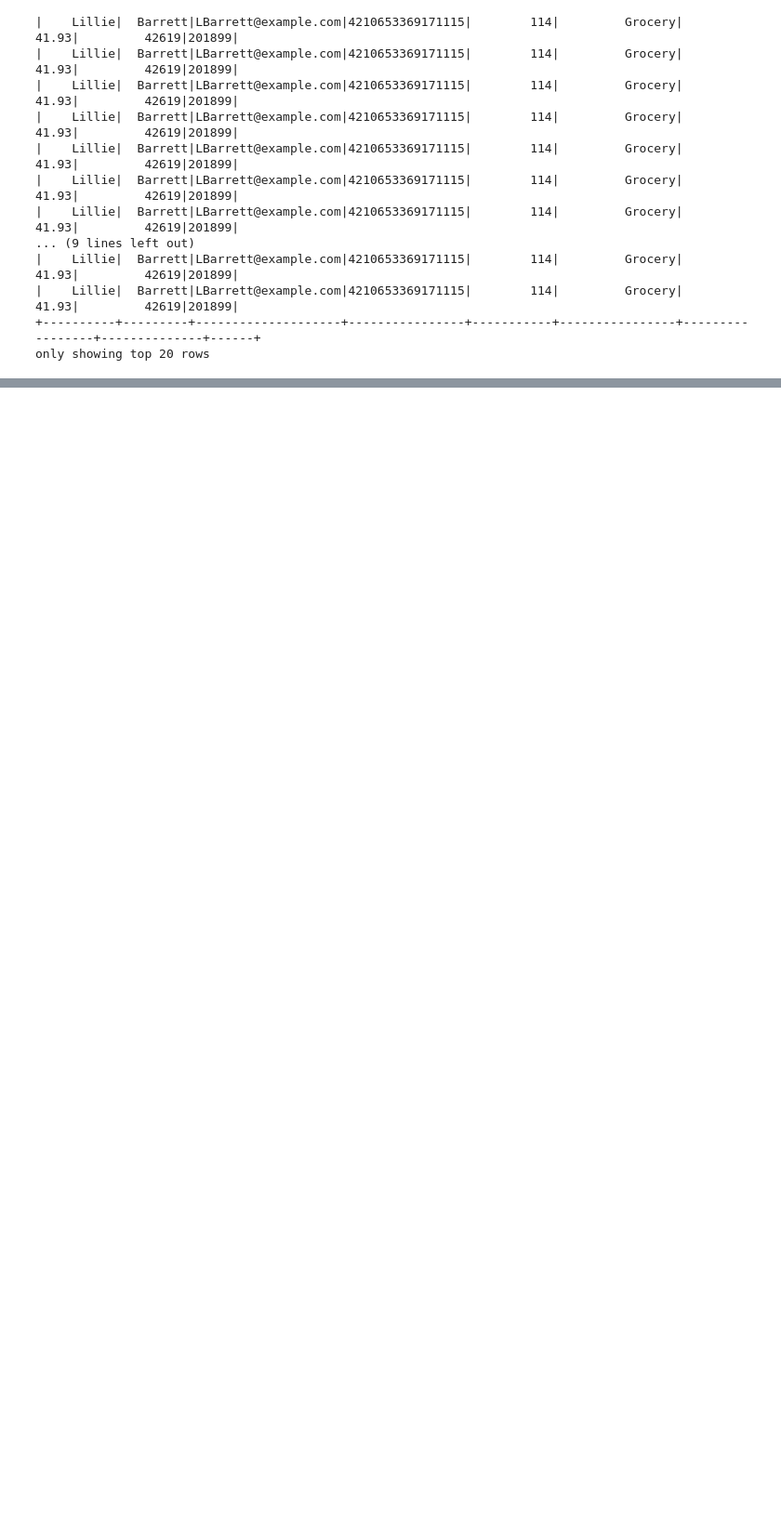
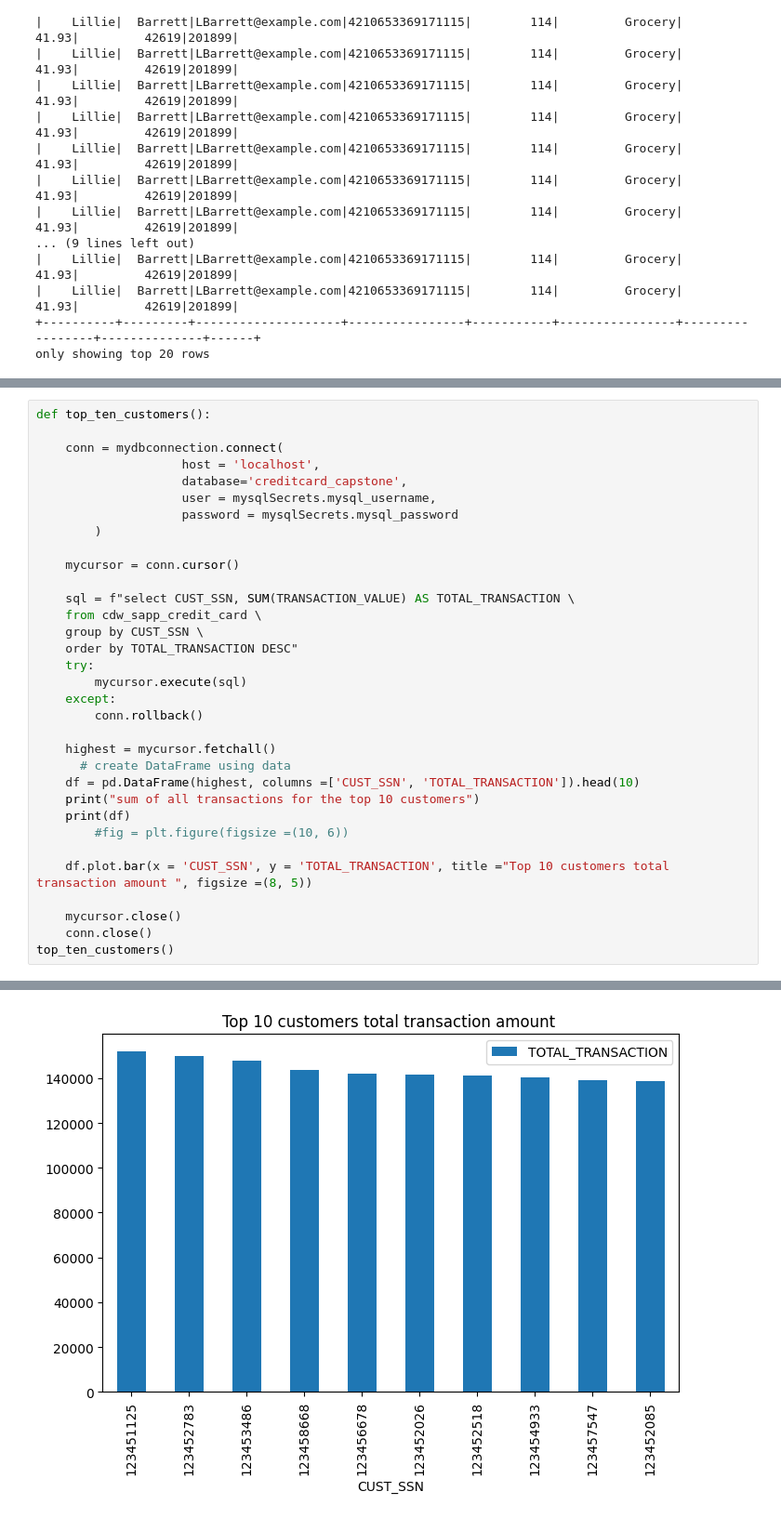
Before and after one commit to kidistG/CAPSTONE-Data-Engineering, a Jupyter notebook: Capstone_Project_Data_Engineering.ipynb, the cells around one changed output, grey strips where cells are left out. Shown at 93% size. Drawn from its saved outputs; the diff is of its cells as text; blank space fills up the shorter version.

```diff
--- a/Capstone_Project_Data_Engineering.ipynb
+++ b/Capstone_Project_Data_Engineering.ipynb
@@ -725,0 +862,34 @@ only showing top 20 rows
+# %%
+def top_ten_customers():
+
+    conn = mydbconnection.connect(
+                    host = 'localhost',
+                    database='creditcard_capstone',
+                    user = mysqlSecrets.mysql_username,
+                    password = mysqlSecrets.mysql_password
+        )
+
+    mycursor = conn.cursor()
+
+    sql = f"select CUST_SSN, SUM(TRANSACTION_VALUE) AS TOTAL_TRANSACTION \
+    from cdw_sapp_credit_card \
+    group by CUST_SSN \
+    order by TOTAL_TRANSACTION DESC"
+    try:
+        mycursor.execute(sql)
+    except:
+        conn.rollback()
+
+    highest = mycursor.fetchall()
+      # create DataFrame using data
+    df = pd.DataFrame(highest, columns =['CUST_SSN', 'TOTAL_TRANSACTION']).head(10)
+    print("sum of all transactions for the top 10 customers")
+    print(df)
+        #fig = plt.figure(figsize =(10, 6))
+
+    df.plot.bar(x = 'CUST_SSN', y = 'TOTAL_TRANSACTION', title ="Top 10 customers total transaction amount ", figsize =(8, 5))
+
+    mycursor.close()
+    conn.close()
+top_ten_customers()
+# %% [output]
@@ -725,0 +908 @@ only showing top 20 rows
+[figure, added]
```
Also changed, not shown: parts of 44 cells of this notebook, 11 other files.
